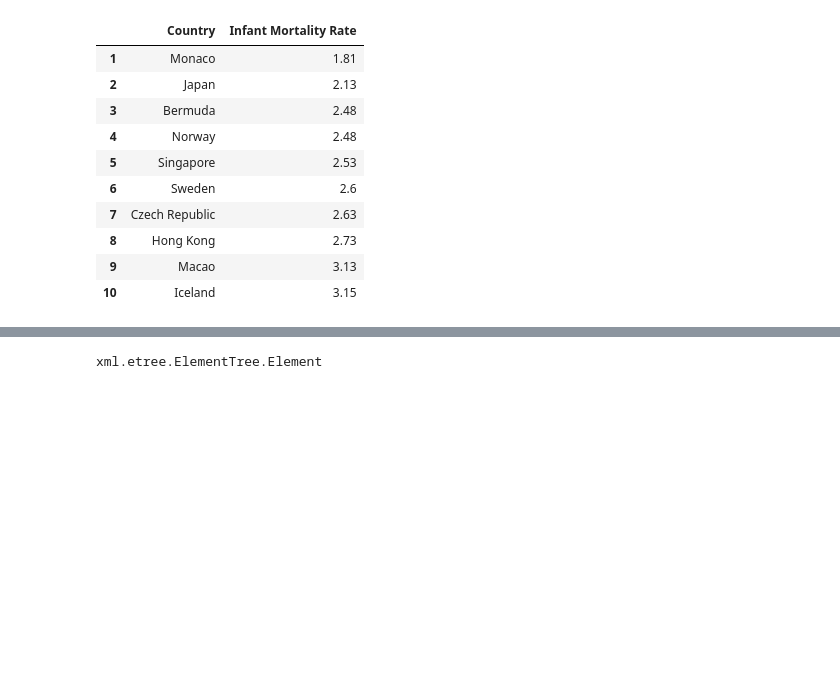
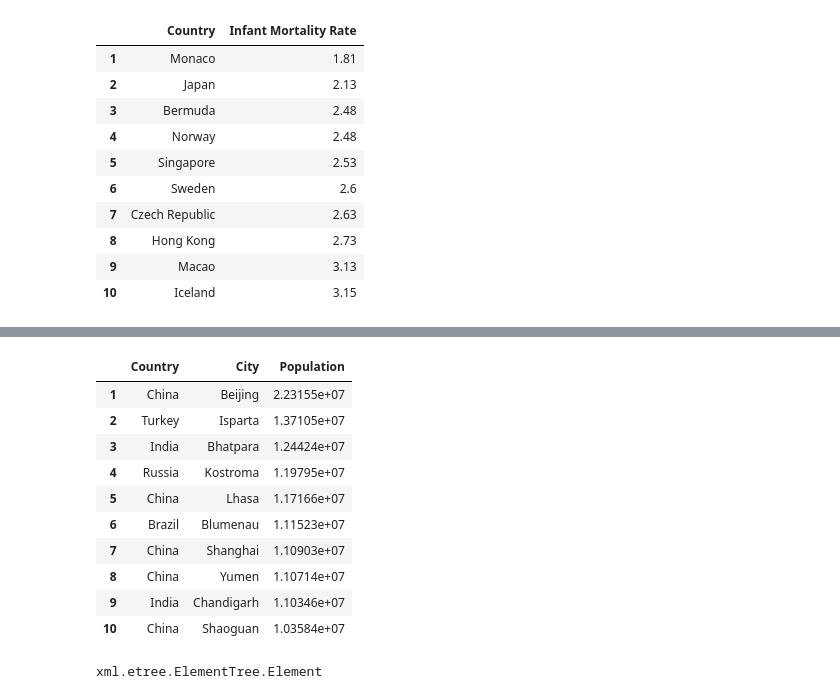
Before and after one commit to codyw826/Public-Projects, a Jupyter notebook: sliderule_dsi_xml_exercise.ipynb, the cells around one changed output, grey strips where cells are left out. Cells and saved outputs as stored; diff of their text form; code cells hidden in the pictures; blank space fills up the shorter version.

```diff
--- a/sliderule_dsi_xml_exercise.ipynb
+++ b/sliderule_dsi_xml_exercise.ipynb
@@ -143,3 +145,37 @@ out
+# %%
+p = 0
+city = np.nan
+clist = []
+plist = []
+nlist = []
+#out.values[1,2]
+for each in range(len(out.values[:,2])) :
+    if out.values[each,1] != city :
+        if city != np.nan :
+                nlist.append(out.values[each,0])
+                clist.append(out.values[each,1])
+                if p != 0 : plist.append(p)
+        city=out.values[each,1]
+    else: p = float(out.values[each,2])
+final = pd.DataFrame(pd.DataFrame([nlist,clist,plist]).T.values,columns = ["Country","City","Population"])
+#the way I wrote my loop, the population for the final row doesn't get written, so I did it manually
+final.values[-1,2] = float(out.values[-1,2])
+#now this dataframe just needs to be sorted by population
+final = final.sort_values("Population", ascending = False).head(10)
+pd.DataFrame(final.values, index = ind,columns = ["Country","City","Population"])
+#ANSWER TO QUESTION 2
+# %% [output]
+|  | Country | City | Population |
+| 1 | China | Beijing | 2.23155e+07 |
+| 2 | Turkey | Isparta | 1.37105e+07 |
+| 3 | India | Bhatpara | 1.24424e+07 |
+| 4 | Russia | Kostroma | 1.19795e+07 |
+| 5 | China | Lhasa | 1.17166e+07 |
+| 6 | Brazil | Blumenau | 1.11523e+07 |
+| 7 | China | Shanghai | 1.10903e+07 |
+| 8 | China | Yumen | 1.10714e+07 |
+| 9 | India | Chandigarh | 1.10346e+07 |
+| 10 | China | Shaoguan | 1.03584e+07 |
 # %%
 root = document.getroot()
 #root[0][0].text
```
Also changed, not shown: parts of 9 cells of this notebook.
